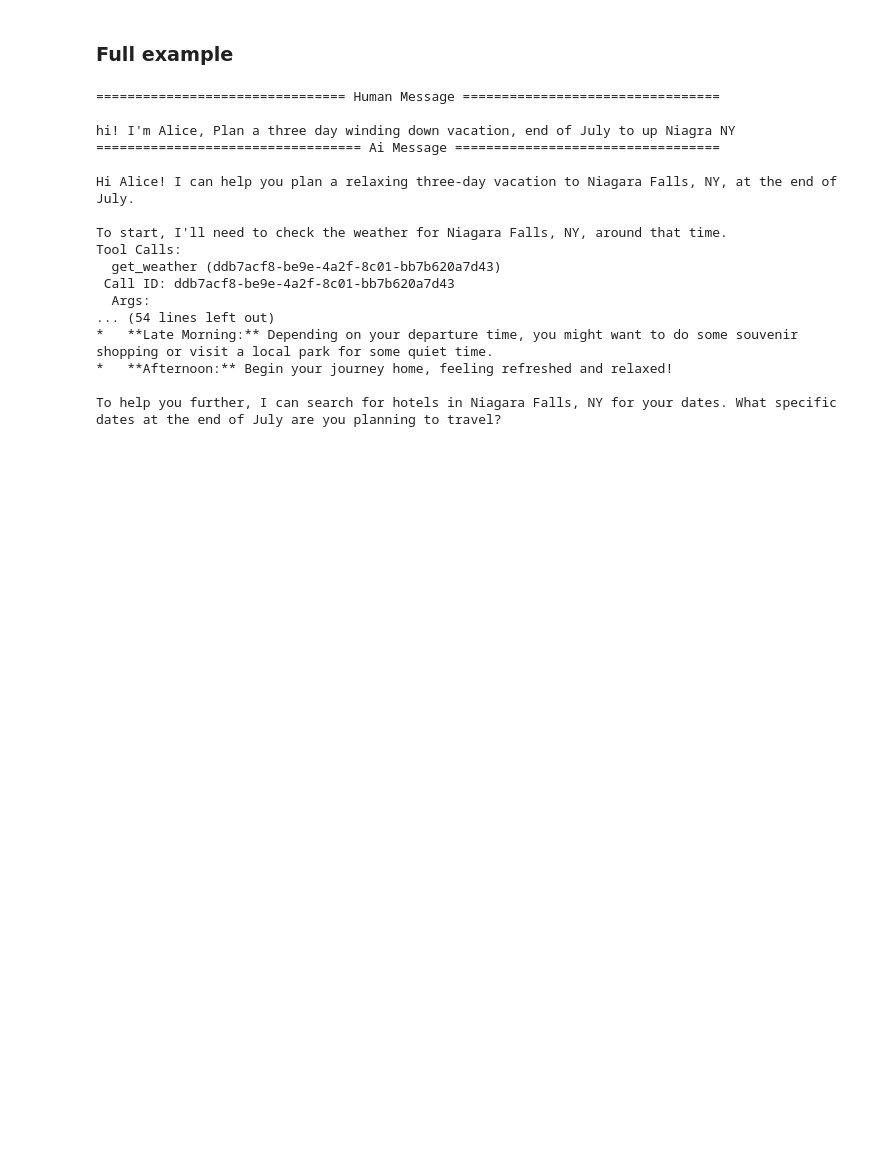
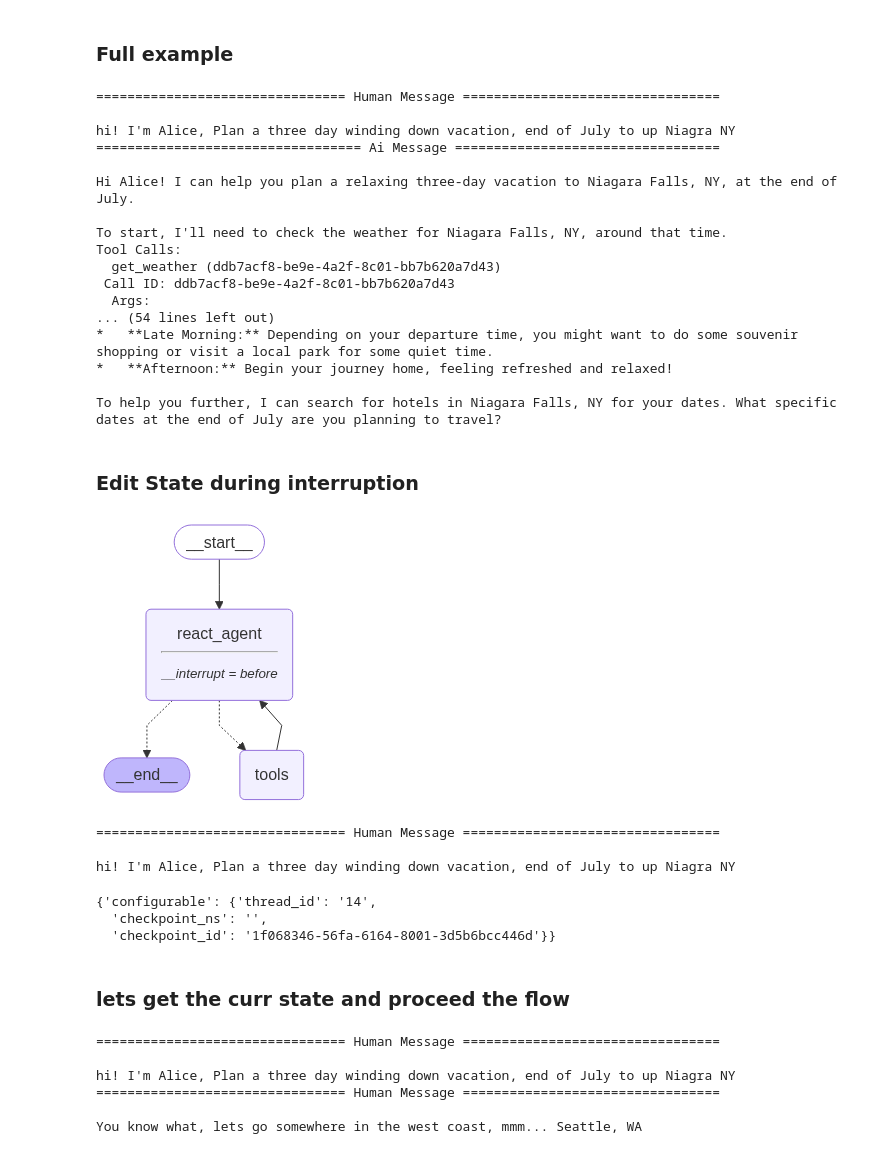
Before and after one commit to balaji-senthil/langgraph, a Jupyter notebook: cookbook/human-in-the-loop/agent with HITL.ipynb, the cells around one changed output. Drawn from its saved outputs; the diff is of its cells as text; code cells hidden in the pictures; blank space fills up the shorter version.

Commit message:
editing state during flow

```diff
--- a/cookbook/human-in-the-loop/agent with HITL.ipynb
+++ b/cookbook/human-in-the-loop/agent with HITL.ipynb
@@ -240,3 +240,67 @@ Tool Calls:
 *   **Afternoon:** Begin your journey home, feeling refreshed and relaxed!
 
 To help you further, I can search for hotels in Niagara Falls, NY for your dates. What specific dates at the end of July are you planning to travel?
+# %% [markdown]
+### Edit State during interruption
+# %%
+# interrupt before chat node
+
+from IPython.display import Image, display
+from langgraph.graph import StateGraph, START
+from langgraph.prebuilt import ToolNode
+from langgraph.prebuilt import tools_condition
+
+
+builder = StateGraph(MessagesState)
+builder.add_node("react_agent", react_agent)
+builder.add_node("tools", ToolNode([get_weather, web_search]))
+builder.add_edge(START, "react_agent")
+builder.add_conditional_edges(
+	"react_agent",
+	tools_condition
+)
+builder.add_edge("tools", "react_agent")
+graph = builder.compile(interrupt_before=['react_agent'], checkpointer=memory)
+
+
+display(Image(graph.get_graph().draw_mermaid_png()))
+# %% [output]
+[figure, added]
+# %%
+config = {"configurable": {"thread_id": "14"}}
+
+init_state = {
+  "messages": [HumanMessage(content="hi! I'm Alice, Plan a three day winding down vacation, end of July to up Niagra NY")]
+}
+
+async for event in graph.astream(init_state, config=config, stream_mode='values'):
+    event['messages'][-1].pretty_print()
+# %% [output]
+================================ Human Message =================================
+
+hi! I'm Alice, Plan a three day winding down vacation, end of July to up Niagra NY
+# %%
+graph.update_state(
+    config,
+    {
+        "messages": [HumanMessage(content="You know what, lets go somewhere in the west coast, mmm... Seattle, WA")]
+    }
+)
+# %% [output]
+{'configurable': {'thread_id': '14',
+  'checkpoint_ns': '',
+  'checkpoint_id': '1f068346-56fa-6164-8001-3d5b6bcc446d'}}
+# %% [markdown]
+### lets get the curr state and proceed the flow
+# %%
+current_state = graph.get_state(config).values
+# print the state messages
+for m in current_state['messages']:
+    m.pretty_print()
+# %% [output]
+================================ Human Message =================================
+
+hi! I'm Alice, Plan a three day winding down vacation, end of July to up Niagra NY
+================================ Human Message =================================
+
+You know what, lets go somewhere in the west coast, mmm... Seattle, WA
```
Also changed, not shown: parts of 2 cells of this notebook.
